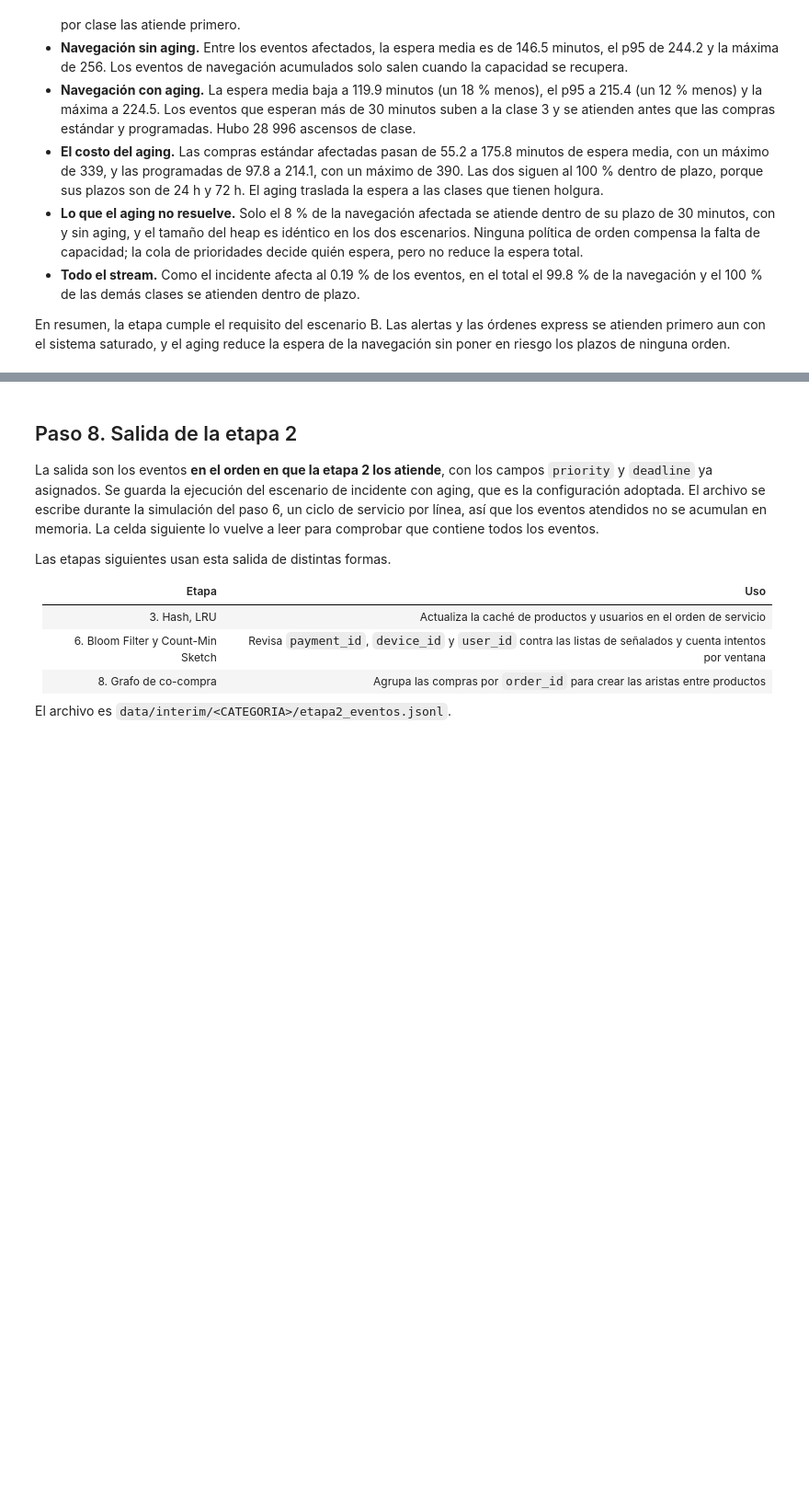
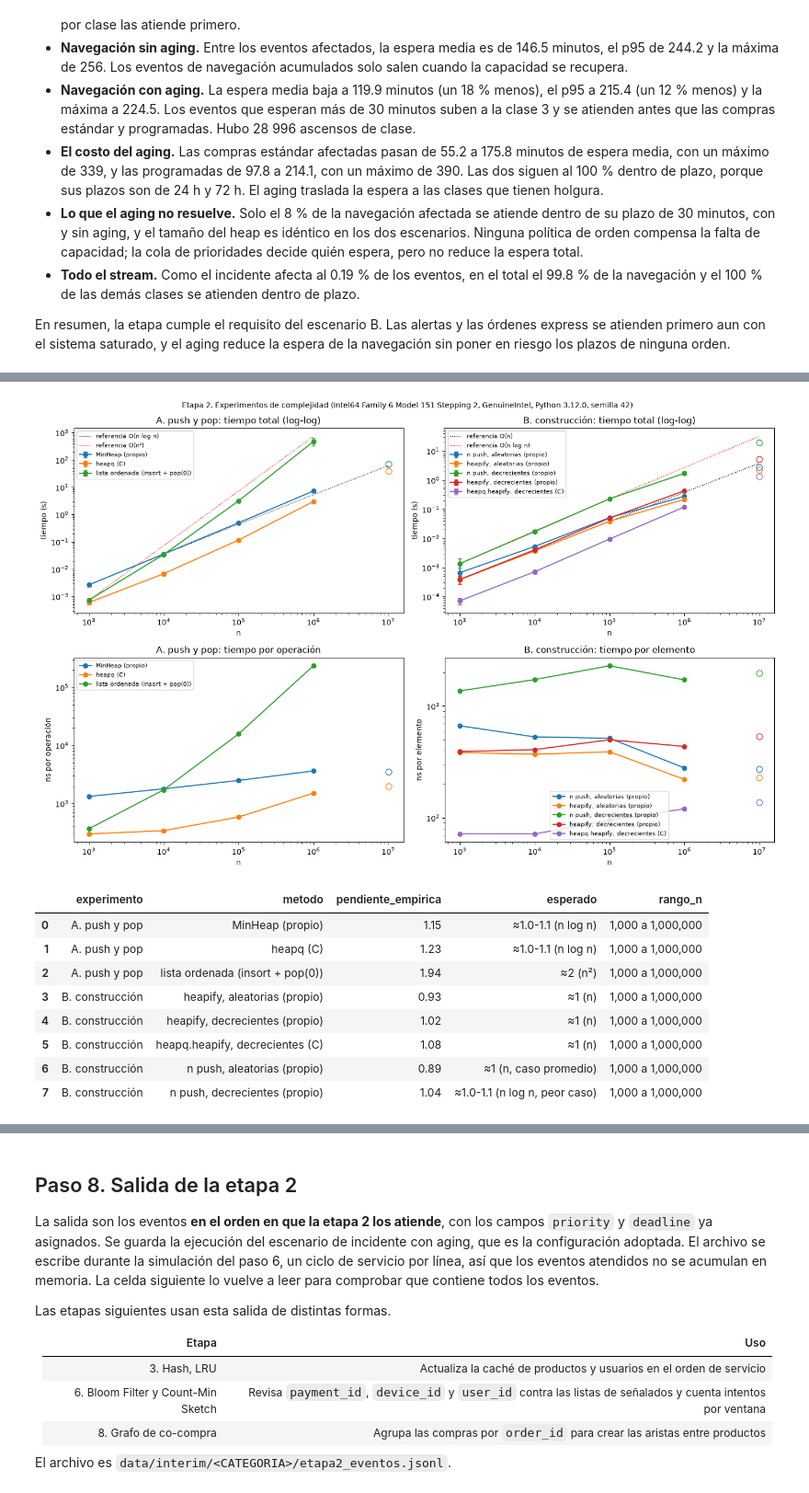
Before and after one commit to AlexanderPereda/proyecto_final_grupo1, a Jupyter notebook: notebooks/etapa2_cola_prioridades.ipynb, the cells around one changed output, grey strips where cells are left out. Shown at 92% size. Drawn from its saved outputs; the diff is of its cells as text; code cells hidden in the pictures; blank space fills up the shorter version.

```diff
--- a/notebooks/etapa2_cola_prioridades.ipynb
+++ b/notebooks/etapa2_cola_prioridades.ipynb
@@ -774,0 +982,64 @@ A 100K la lista ordenada ya es 4 veces más lenta que `MinHeap`, y la diferencia
+# %%
+REFERENCIAS = {    # experimento: [(método donde se ancla, forma de la curva, etiqueta)]
+    "A. push y pop": [("MinHeap (propio)", lambda n: n * np.log2(n), "O(n log n)"),
+                      (LISTA, lambda n: n ** 2, "O(n²)")],
+    "B. construcción": [("heapify, aleatorias (propio)", lambda n: n, "O(n)"),
+                        ("n push, decrecientes (propio)", lambda n: n * np.log2(n), "O(n log n)")],
+}
+TEORICO = {
+    "MinHeap (propio)": "≈1.0-1.1 (n log n)", "heapq (C)": "≈1.0-1.1 (n log n)", LISTA: "≈2 (n²)",
+    "n push, aleatorias (propio)": "≈1 (n, caso promedio)", "heapify, aleatorias (propio)": "≈1 (n)",
+    "n push, decrecientes (propio)": "≈1.0-1.1 (n log n, peor caso)", "heapify, decrecientes (propio)": "≈1 (n)",
+    "heapq.heapify, decrecientes (C)": "≈1 (n)",
+}
+
+fig, ejes = plt.subplots(2, 2, figsize=(14, 9))
+for columna, (experimento, metodos) in enumerate(EXPERIMENTOS.items()):
+    resumen = resumen_exp[resumen_exp["experimento"] == experimento]
+    unico = exp_10m[exp_10m["experimento"] == experimento]
+    ax_total, ax_op = ejes[0, columna], ejes[1, columna]
+    for metodo in metodos:
+        datos = resumen[resumen["metodo"] == metodo]
+        barras = ax_total.errorbar(datos["n"], datos["promedio_s"], yerr=datos["desv_est_s"], marker="o",
+                                   capsize=3, label=metodo)
+        color = barras[0].get_color()
+        ax_op.plot(datos["n"], datos["ns_por_operacion"], marker="o", color=color, label=metodo)
+        fila = unico[unico["metodo"] == metodo]
+        for ax, valor in ((ax_total, fila["segundos"]), (ax_op, fila["ns_por_operacion"])):
+            ax.plot(fila["n"], valor, marker="o", markerfacecolor="none", markersize=8, linestyle="none",
+                    color=color)
+    for (metodo, forma, etiqueta), estilo in zip(REFERENCIAS[experimento], ["k:", "r:"]):
+        base = resumen[resumen["metodo"] == metodo].iloc[0]
+        n_ref = np.array(sorted(set(resumen.loc[resumen["metodo"] == metodo, "n"]) | set(unico.loc[
+            unico["metodo"] == metodo, "n"])), dtype=float)
+        ax_total.plot(n_ref, base["promedio_s"] * forma(n_ref) / forma(base["n"]), estilo, lw=1,
+                      label=f"referencia {etiqueta}")
+    ax_total.set_title(f"{experimento.capitalize()}: tiempo total (log-log)")
+    ax_total.set_ylabel("tiempo (s)")
+    ax_op.set_title(f"{experimento.capitalize()}: tiempo por {'operación' if experimento.startswith('A') else 'elemento'}")
+    ax_op.set_ylabel("ns por operación" if experimento.startswith("A") else "ns por elemento")
+    for ax in (ax_total, ax_op):
+        ax.set_xscale("log"); ax.set_yscale("log"); ax.set_xlabel("n"); ax.legend(fontsize=8)
+plt.suptitle(f"Etapa 2. Experimentos de complejidad ({PLATAFORMA['procesador']}, Python {PLATAFORMA['python']}, "
+             f"semilla {SEED})", fontsize=10)
+plt.tight_layout()
+fig.savefig(CARPETA_RESULTADOS / "heap_escalabilidad.png", dpi=150)
+plt.show()
+
+pendientes = []
+for (experimento, metodo), datos in resumen_exp.groupby(["experimento", "metodo"]):
+    k, _ = np.polyfit(np.log10(datos["n"]), np.log10(datos["promedio_s"]), 1)
+    pendientes.append({"experimento": experimento, "metodo": metodo, "pendiente_empirica": round(k, 2),
+                       "esperado": TEORICO[metodo], "rango_n": f"{datos['n'].min():,} a {datos['n'].max():,}"})
+pd.DataFrame(pendientes)
+# %% [output]
+[figure, added]
+|  | experimento | metodo | pendiente_empirica | esperado | rango_n |
+| 0 | A. push y pop | MinHeap (propio) | 1.15 | ≈1.0-1.1 (n log n) | 1,000 a 1,000,000 |
+| 1 | A. push y pop | heapq (C) | 1.23 | ≈1.0-1.1 (n log n) | 1,000 a 1,000,000 |
+| 2 | A. push y pop | lista ordenada (insort + pop(0)) | 1.94 | ≈2 (n²) | 1,000 a 1,000,000 |
+| 3 | B. construcción | heapify, aleatorias (propio) | 0.93 | ≈1 (n) | 1,000 a 1,000,000 |
+| 4 | B. construcción | heapify, decrecientes (propio) | 1.02 | ≈1 (n) | 1,000 a 1,000,000 |
+| 5 | B. construcción | heapq.heapify, decrecientes (C) | 1.08 | ≈1 (n) | 1,000 a 1,000,000 |
+| 6 | B. construcción | n push, aleatorias (propio) | 0.89 | ≈1 (n, caso promedio) | 1,000 a 1,000,000 |
+| 7 | B. construcción | n push, decrecientes (propio) | 1.04 | ≈1.0-1.1 (n log n, peor caso) | 1,000 a 1,000,000 |
```
Also changed, not shown: parts of 23 cells of this notebook, 12 other files.
